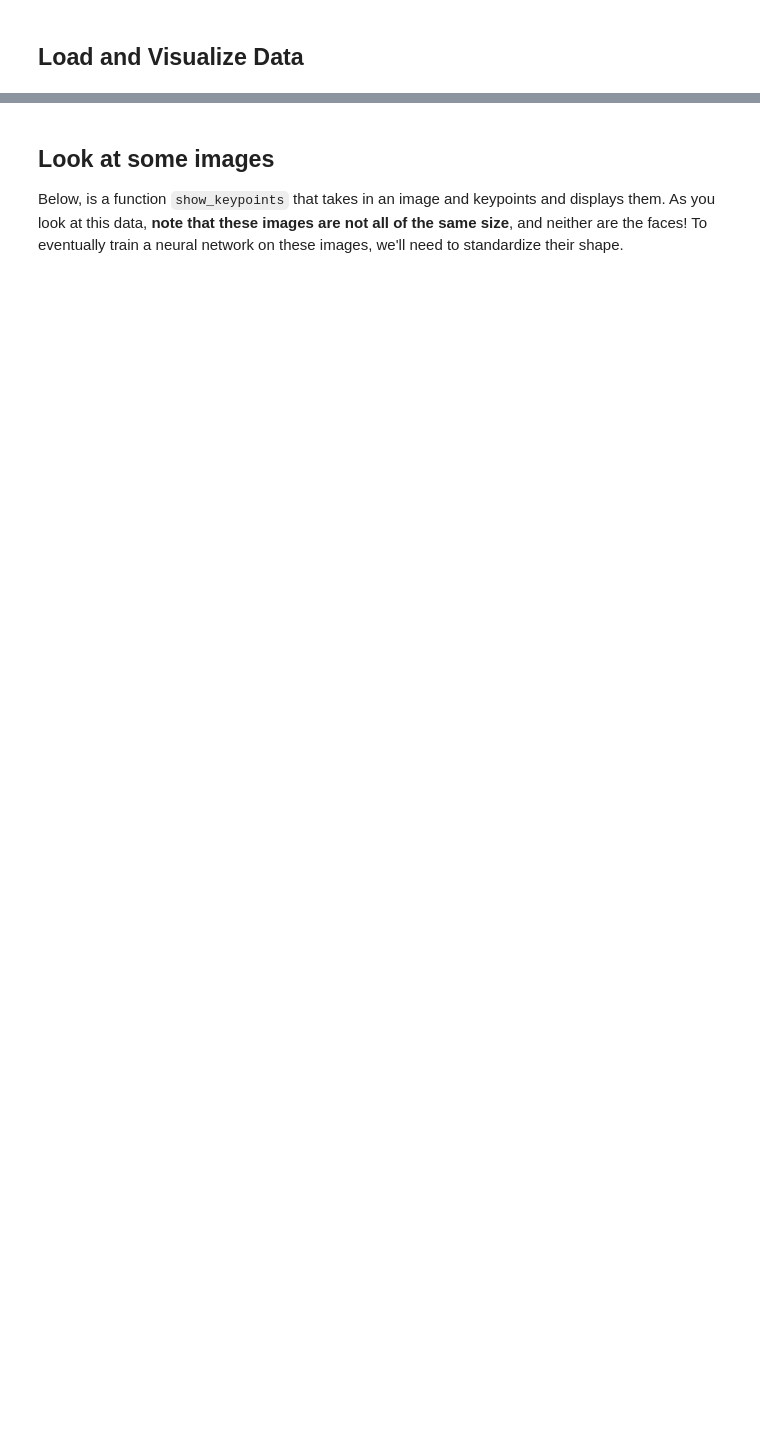
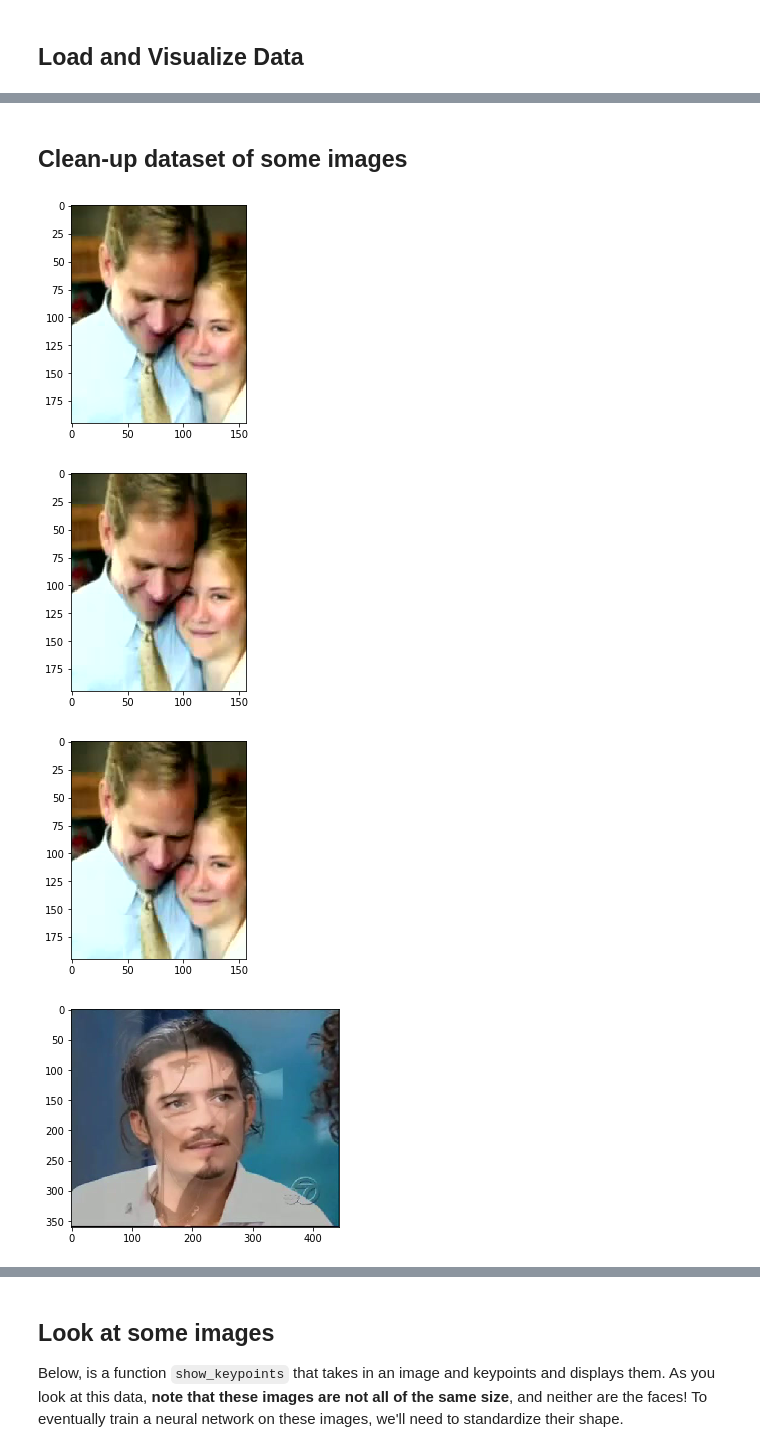
Before and after one commit to ChrisShepherd81/Facial-Keypoints, a Jupyter notebook: 1. Load and Visualize Data.ipynb, the cells around one changed output, grey strips where cells are left out. Cells and saved outputs as stored; diff of their text form; code cells hidden in the pictures; blank space fills up the shorter version.

```diff
--- a/1. Load and Visualize Data.ipynb
+++ b/1. Load and Visualize Data.ipynb
@@ -101,3 +104,16 @@ Minimum keypoint size (33.0, 32.0)
 Maximum keypoint size (237.0, 244.0)
 Minimum image size (87, 72)
 Maximum image size (478, 474)
+# %% [markdown]
+## Clean-up dataset of some images
+# %%
+removed_images = ["Ed_Smart_50.jpg", "Ed_Smart_51.jpg", "Ed_Smart_52.jpg", "Orlando_Bloom_02.jpg", "Mariana_Ohata_22.jpg", "Chris_Cooper_42.jpg", "Eliza_Dushku_22.jpg", "Eliza_Dushku_20.jpg", "Charlotte_Casiraghi_00.jpg", "Eliza_Dushku_21.jpg"]
+
+for image_name in removed_images:
+    plt.imshow(mpimg.imread(os.path.join('data/training/', image_name)))
+    plt.show()
+# %% [output]
+[figure, added]
+[figure, added]
+[figure, added]
+[figure, added]
```
Also changed, not shown: parts of 10 cells of this notebook, 5 other files.
